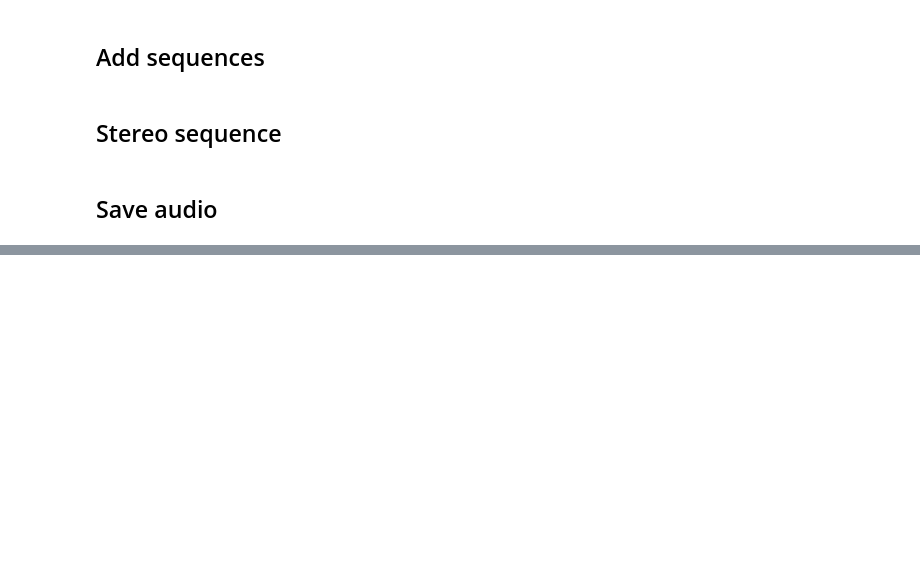
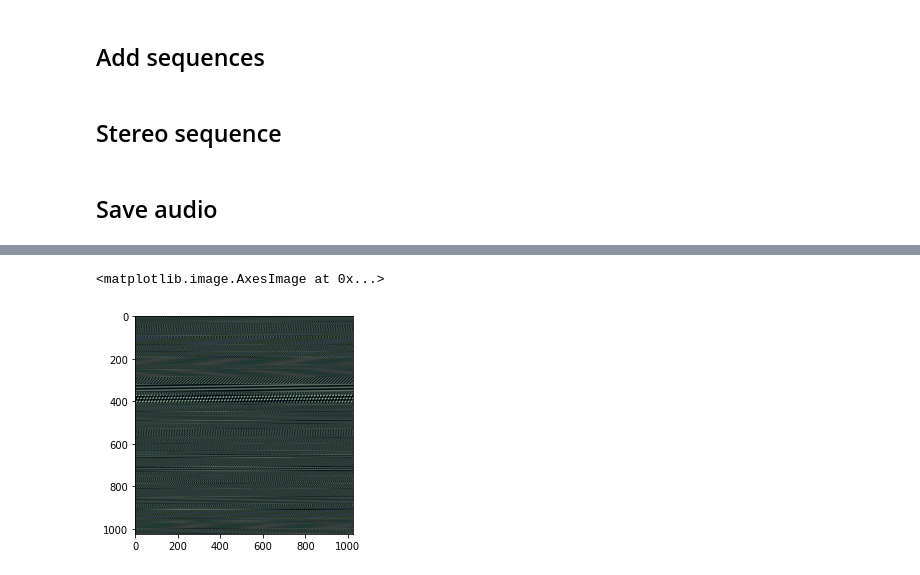
Before and after one commit to destefani/numpy_noise, a Jupyter notebook: numpy_noise.ipynb, the cells around one changed output, grey strips where cells are left out. Cells and saved outputs as stored; diff of their text form; code cells hidden in the pictures; blank space fills up the shorter version.

```diff
--- a/numpy_noise.ipynb
+++ b/numpy_noise.ipynb
@@ -88,0 +116,7 @@ sf.write('low_random_sequence.wav', sequence_1, 44100, subtype='PCM_24')
+# %%
+im_sum_seq = image_from_array(sumed_sequence, (1024, 1024))
+im_sum_seq.convert('RGB').save("im_sum_seq.jpg")
+plt.imshow(im_sum_seq)
+# %% [output]
+<matplotlib.image.AxesImage at 0x...>
+[figure, added]
```
Also changed, not shown: parts of 7 cells of this notebook.
